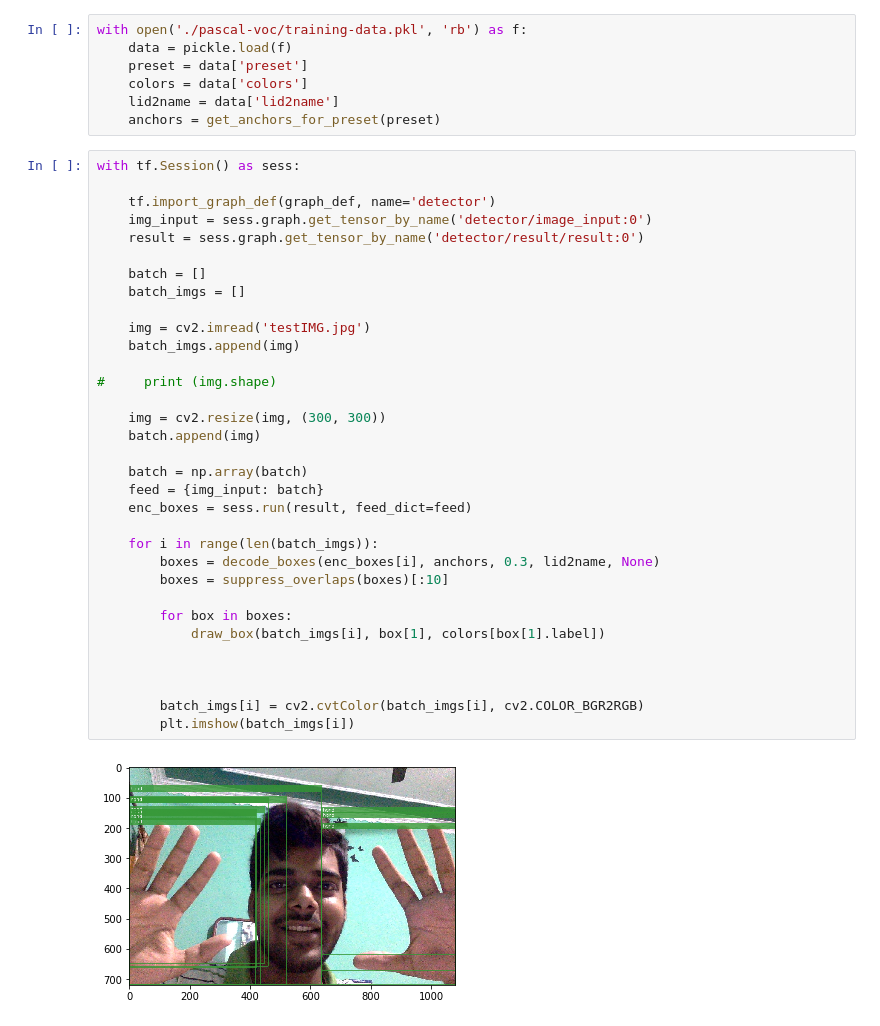
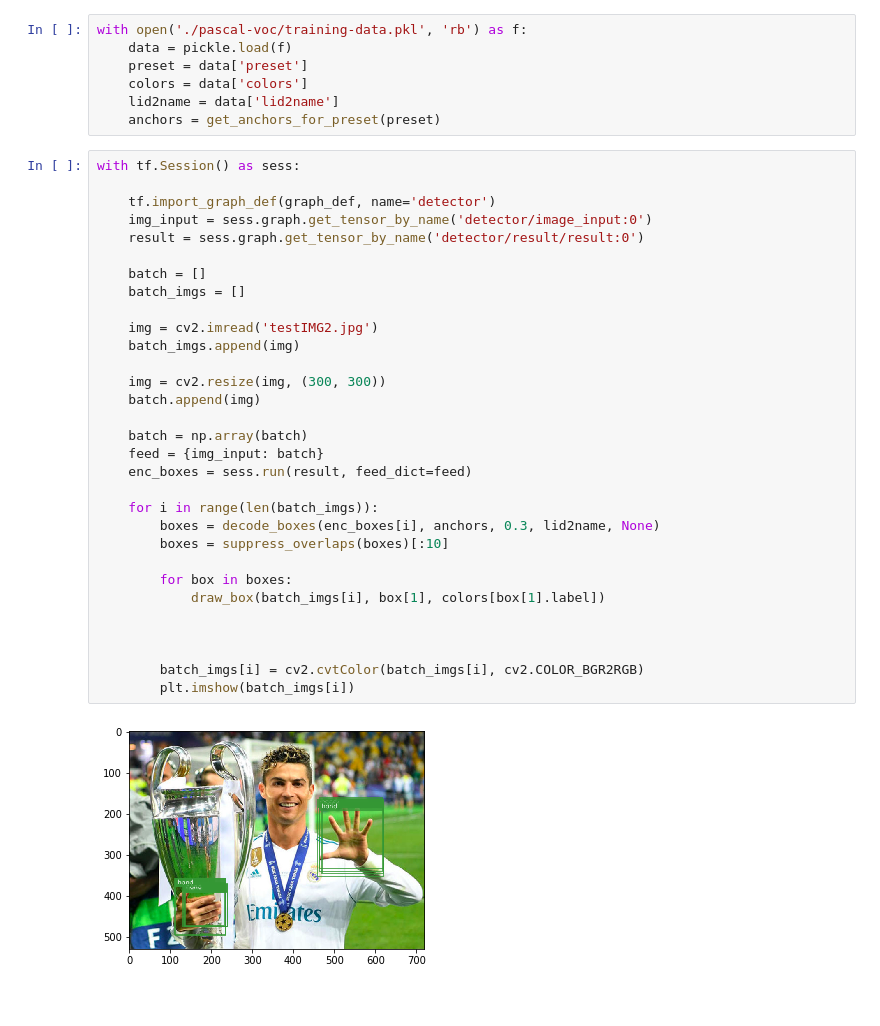
Before and after one commit to sainirajat/Hand-Recognition, a Jupyter notebook: run.ipynb, the cells around one changed output. Cells and saved outputs as stored; diff of their text form.

Commit message:
input image updated.

```diff
--- a/run.ipynb
+++ b/run.ipynb
@@ -27,34 +27,32 @@ with open('./pascal-voc/training-data.pkl', 'rb') as f:
 with tf.Session() as sess:
 
     tf.import_graph_def(graph_def, name='detector')
     img_input = sess.graph.get_tensor_by_name('detector/image_input:0')
     result = sess.graph.get_tensor_by_name('detector/result/result:0')
 
     batch = []
     batch_imgs = []
 
-    img = cv2.imread('testIMG.jpg')
+    img = cv2.imread('testIMG2.jpg')
     batch_imgs.append(img)
-
-#     print (img.shape)
 
     img = cv2.resize(img, (300, 300))
     batch.append(img)
 
     batch = np.array(batch)
     feed = {img_input: batch}
     enc_boxes = sess.run(result, feed_dict=feed)
 
     for i in range(len(batch_imgs)):
         boxes = decode_boxes(enc_boxes[i], anchors, 0.3, lid2name, None)
         boxes = suppress_overlaps(boxes)[:10]
 
         for box in boxes:
             draw_box(batch_imgs[i], box[1], colors[box[1].label])
 
 
 
         batch_imgs[i] = cv2.cvtColor(batch_imgs[i], cv2.COLOR_BGR2RGB)
         plt.imshow(batch_imgs[i])
 # %% [output]
-[figure, old version]
+[figure, new version]
```
Also changed, not shown: 3 other files.
